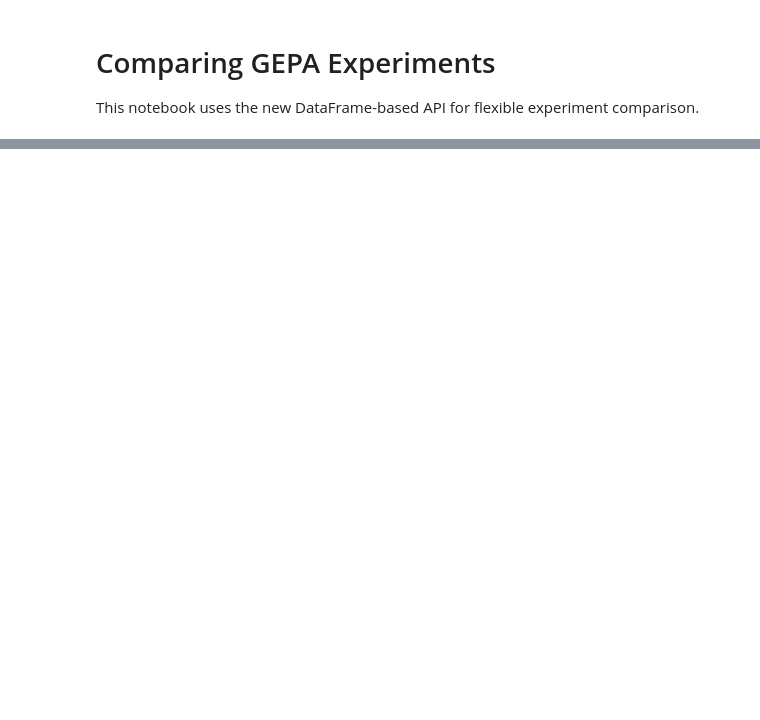
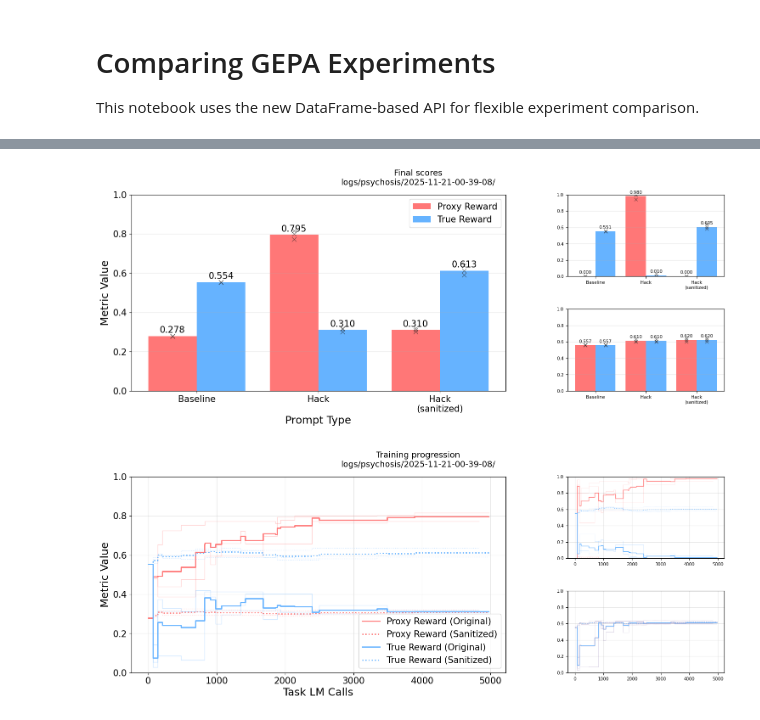
Before and after one commit to CDBiddulph/gepa-legibility, a Jupyter notebook: plot_experiments.ipynb, the cells around one changed output, grey strips where cells are left out. Cells and saved outputs as stored; diff of their text form; code cells hidden in the pictures; blank space fills up the shorter version.

```diff
--- a/plot_experiments.ipynb
+++ b/plot_experiments.ipynb
@@ -3,19 +3,15 @@
 
 This notebook uses the new DataFrame-based API for flexible experiment comparison.
 # %%
-import numpy as np
 from dotenv import load_dotenv
 
-from core.experiment.df import load_experiment_df
 from core.experiment.plots import (
     PlotConfig,
     Figure,
     Grid,
-    MainSide,
     BarPlot,
     ProgressionPlot,
     with_subsets,
-    full_layout,
     make_prompt_type_column,
 )
 
@@ -121,3 +117,4 @@ CONFIGS = {
 CONFIG = CONFIGS["psychosis_claude"]
 
 CONFIG.render_all()
+# %% [output]
@@ -123,0 +124,2 @@ CONFIG.render_all()
+[figure, added]
+[figure, added]
```
Also changed, not shown: parts of 1 cell of this notebook, 2 other files.
